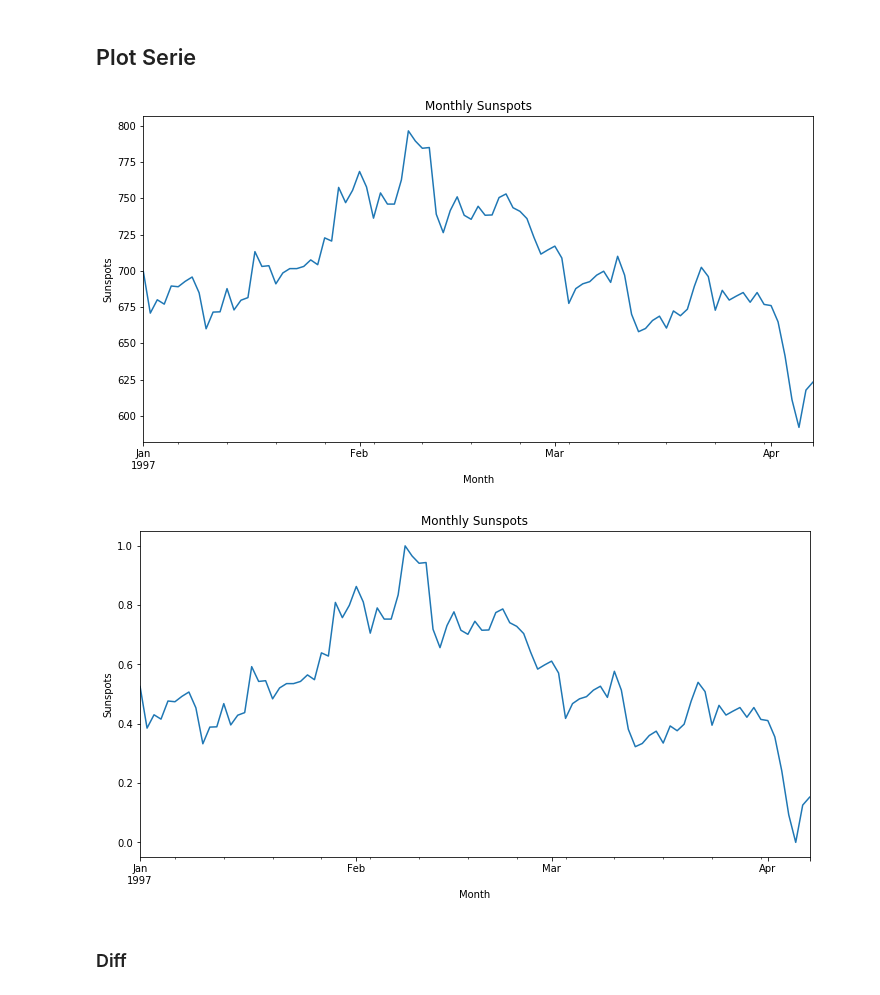
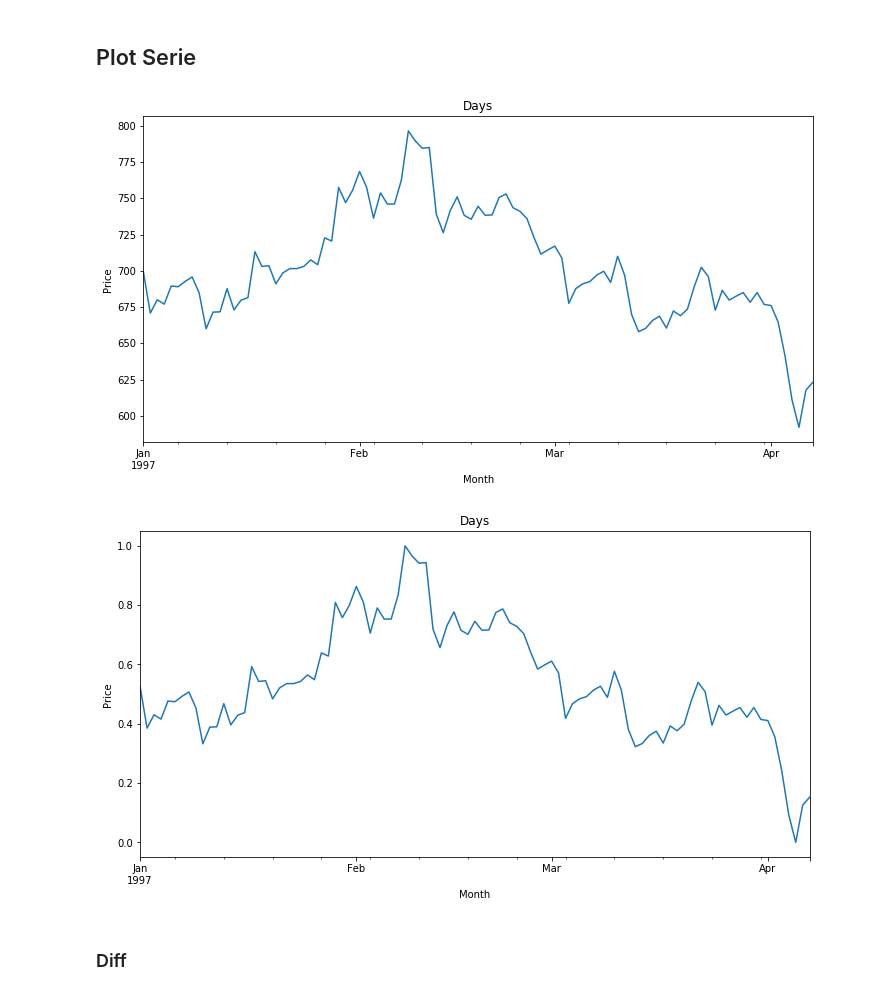
Before and after one commit to jamissonfreitas/IN1167, a Jupyter notebook: ML/ARIMA_and_MLP(gold price).ipynb, the cells around one changed output. Saved outputs shown, nothing was run; the diff lists cells and outputs as text; code cells hidden in the pictures.

```diff
--- a/ML/ARIMA_and_MLP(gold price).ipynb
+++ b/ML/ARIMA_and_MLP(gold price).ipynb
@@ -47,12 +47,12 @@ serie = pd.Series(
 # %%
 serie = serie.astype(float)
 serie.plot(figsize=(V,H))
-plt.title('Monthly Sunspots')
-plt.ylabel('Sunspots')
+plt.title('Days')
+plt.ylabel('Price')
 plt.xlabel('Month')
 plt.show()
 # %% [output]
-[figure, old version]
+[figure, new version]
 # %%
 def normalizar_serie(serie):
     minimo = min(serie)
@@ -71,12 +71,12 @@ def desnormalizar(serie_atual, serie_real):
 serie_normalizada = normalizar_serie(serie)
 # %%
 serie_normalizada.plot(figsize=(V,H))
-plt.title('Monthly Sunspots')
-plt.ylabel('Sunspots')
+plt.title('Days')
+plt.ylabel('Price')
 plt.xlabel('Month')
 plt.show()
 # %% [output]
-[figure, old version]
+[figure, new version]
 # %% [markdown]
 ### Diff
 # %%
```
Also changed, not shown: parts of 9 cells of this notebook.
